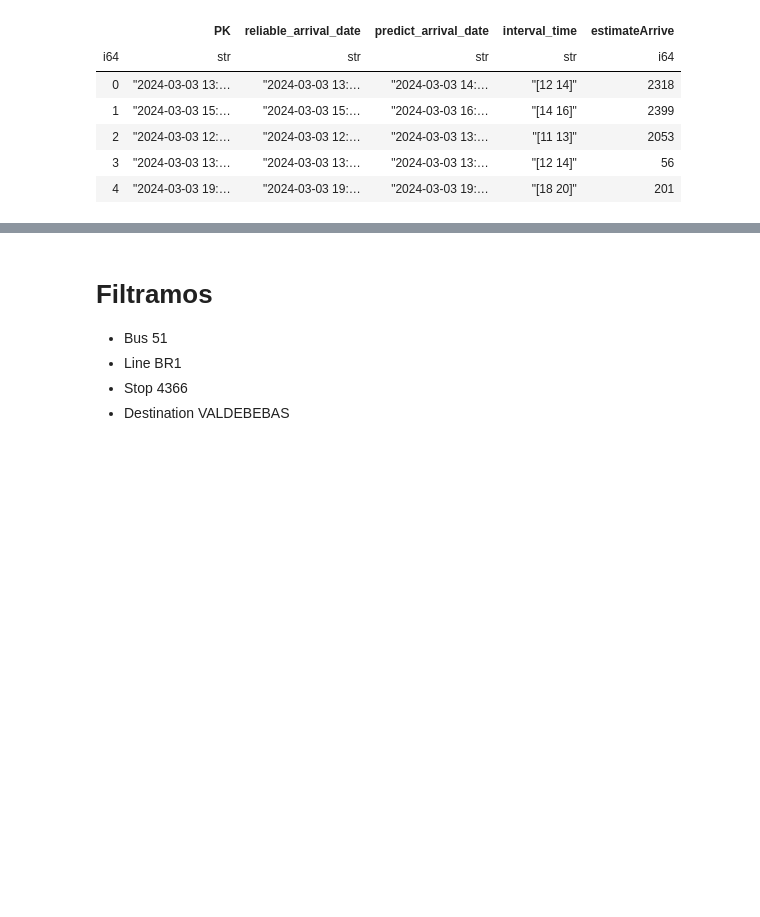
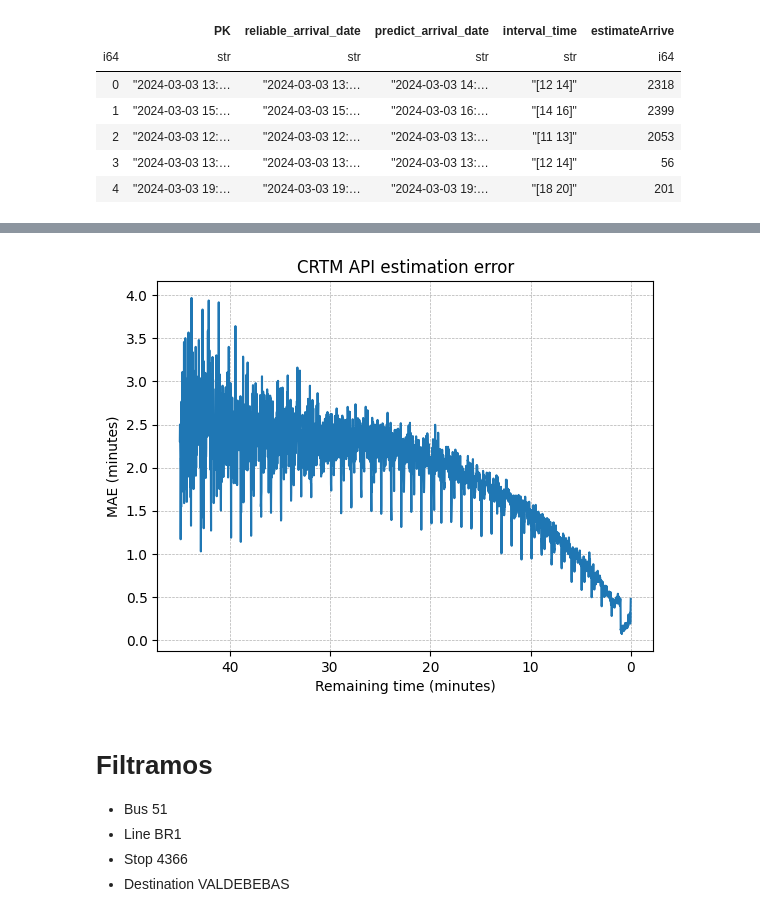
Before and after one commit to oeg-upm/inesdata-mov-data-generation, a Jupyter notebook: docs/notebooks/aux/sprint_20240429.ipynb, the cells around one changed output, grey strips where cells are left out. Saved outputs shown, nothing was run; the diff lists cells and outputs as text; code cells hidden in the pictures; blank space fills up the shorter version.

```diff
--- a/docs/notebooks/aux/sprint_20240429.ipynb
+++ b/docs/notebooks/aux/sprint_20240429.ipynb
@@ -69,3 +58,5 @@ dict = KPI.sort('estimateArrive').select('estimateArrive','KPI_value').to_dict()
+# %%
+dict_data2 = KPI_data.filter(pl.col('KPI_value')<500).sort('estimateArrive').select('estimateArrive','KPI_value').to_dict()
 # %%
 def plot_KPI(dict):
     new_dict = {}
@@ -96,3 +90,7 @@ plot_KPI(dict)
+# %%
+plot_KPI(dict_data2)
+# %% [output]
+[figure, added]
 # %% [markdown]
 # Filtramos
 * Bus 51
```
Also changed, not shown: parts of 80 cells of this notebook, 5 other files.
